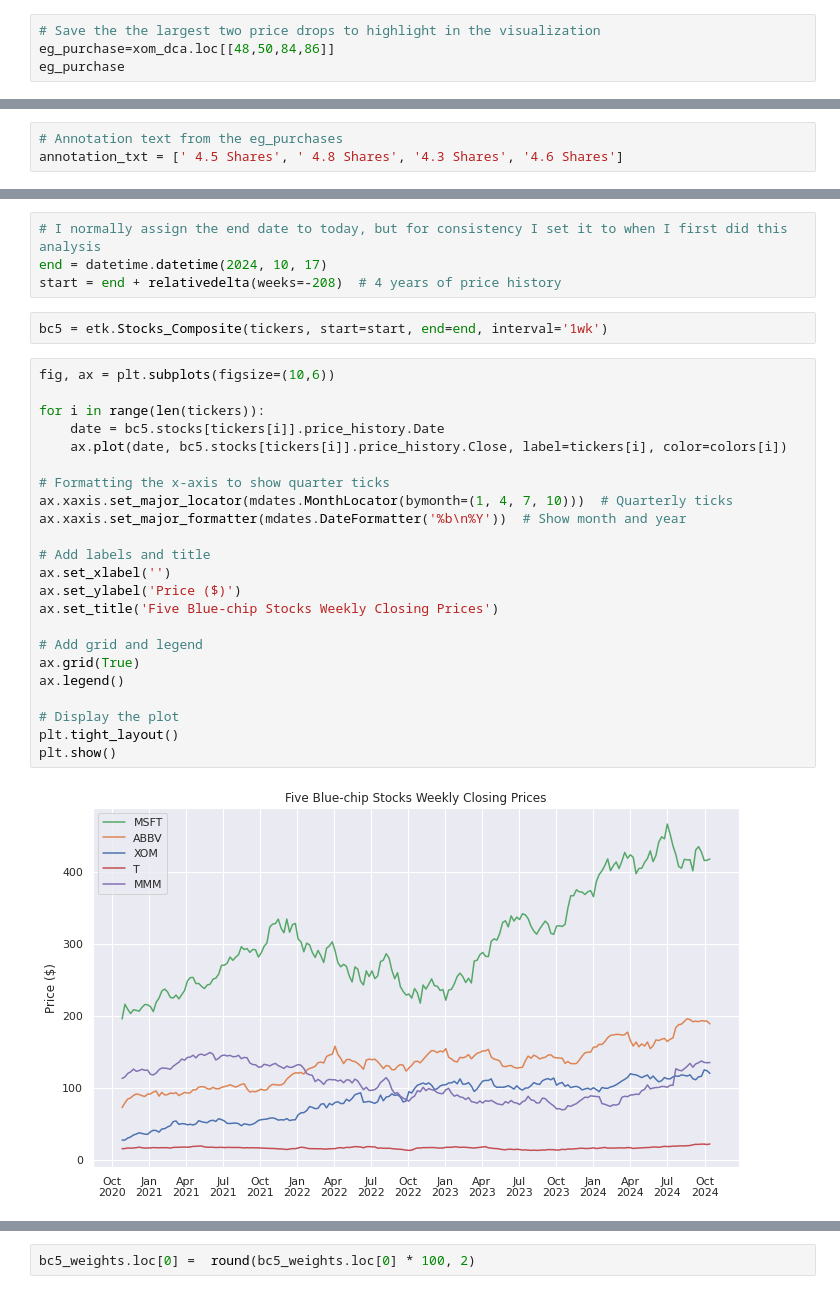
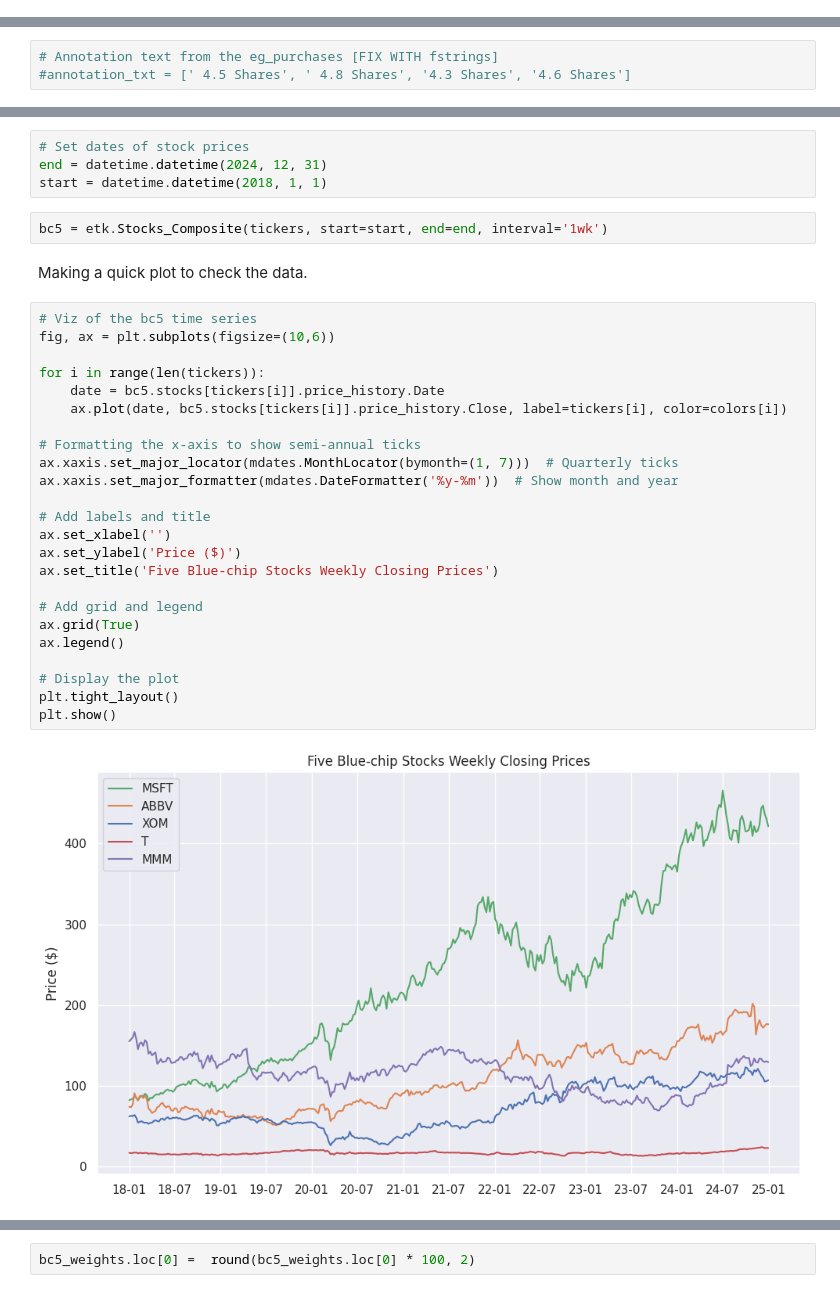
Before and after one commit to dtilley/quantitative_finance_toolkit, a Jupyter notebook: dollar_cost_averaging_with_adaptive_price_drop.ipynb, the cells around one changed output, grey strips where cells are left out. Cells and saved outputs as stored; diff of their text form.

Commit message:
InformationLab data

```diff
--- a/dollar_cost_averaging_with_adaptive_price_drop.ipynb
+++ b/dollar_cost_averaging_with_adaptive_price_drop.ipynb
@@ -165,5 +169 @@ max          7.779315
 Name: Close, dtype: float64
-# %%
-# Save the the largest two price drops to highlight in the visualization
-eg_purchase=xom_dca.loc[[48,50,84,86]]
-eg_purchase
@@ -182,8 +176,8 @@ The DCA strategy is commonly used with a buy and hold strategy and even over thi
 xom_dca['mrkr_size'] = 10
 xom_dca.loc[[48,50,84,86], 'mrkr_size'] = 50 # points to highlight
 # %%
-# Annotation text from the eg_purchases
-annotation_txt = [' 4.5 Shares', ' 4.8 Shares', '4.3 Shares', '4.6 Shares']
+# Annotation text from the eg_purchases [FIX WITH fstrings]
+#annotation_txt = [' 4.5 Shares', ' 4.8 Shares', '4.3 Shares', '4.6 Shares']
 # %%
 # Save for tableau
 # eg_purchase.to_csv('eg_purchase_xom_dca.txt', index_label='week', sep=' ')
@@ -232,34 +238,37 @@ DCA is commonly applied when investing in index or mutual funds because it lesse
 tickers = ['MSFT', 'ABBV', 'XOM', 'T', 'MMM']
 colors = ['C2', 'C1', 'C0', 'C3', 'C4'] # Assign colors for viz
 # %%
-# I normally assign the end date to today, but for consistency I set it to when I first did this analysis
-end = datetime.datetime(2024, 10, 17)
-start = end + relativedelta(weeks=-208)  # 4 years of price history
+# Set dates of stock prices
+end = datetime.datetime(2024, 12, 31)
+start = datetime.datetime(2018, 1, 1)
 # %%
 bc5 = etk.Stocks_Composite(tickers, start=start, end=end, interval='1wk')
+# %% [markdown]
+Making a quick plot to check the data.
 # %%
+# Viz of the bc5 time series
 fig, ax = plt.subplots(figsize=(10,6))
 
 for i in range(len(tickers)):
     date = bc5.stocks[tickers[i]].price_history.Date
     ax.plot(date, bc5.stocks[tickers[i]].price_history.Close, label=tickers[i], color=colors[i])
 
-# Formatting the x-axis to show quarter ticks
-ax.xaxis.set_major_locator(mdates.MonthLocator(bymonth=(1, 4, 7, 10)))  # Quarterly ticks
-ax.xaxis.set_major_formatter(mdates.DateFormatter('%b\n%Y'))  # Show month and year
+# Formatting the x-axis to show semi-annual ticks
+ax.xaxis.set_major_locator(mdates.MonthLocator(bymonth=(1, 7)))  # Quarterly ticks
+ax.xaxis.set_major_formatter(mdates.DateFormatter('%y-%m'))  # Show month and year
 
 # Add labels and title
 ax.set_xlabel('')
 ax.set_ylabel('Price ($)')
 ax.set_title('Five Blue-chip Stocks Weekly Closing Prices')
 
 # Add grid and legend
 ax.grid(True)
 ax.legend()
 
 # Display the plot
 plt.tight_layout()
 plt.show()
 # %% [output]
-[figure, old version]
+[figure, new version]
 # %%
```
Also changed, not shown: parts of 73 cells of this notebook, 2 other files.
